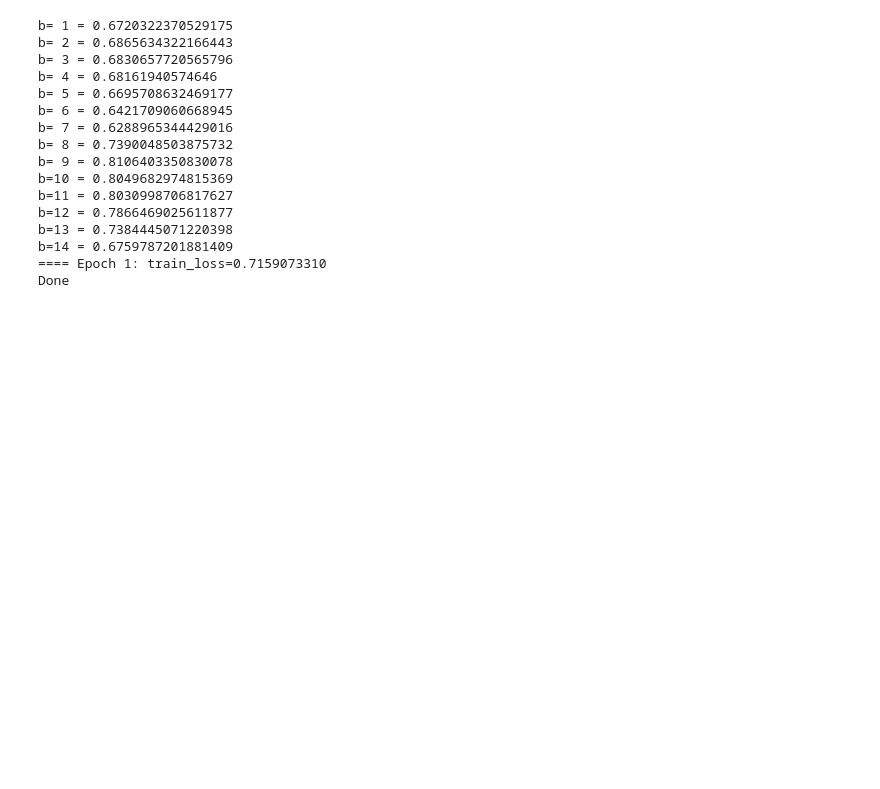
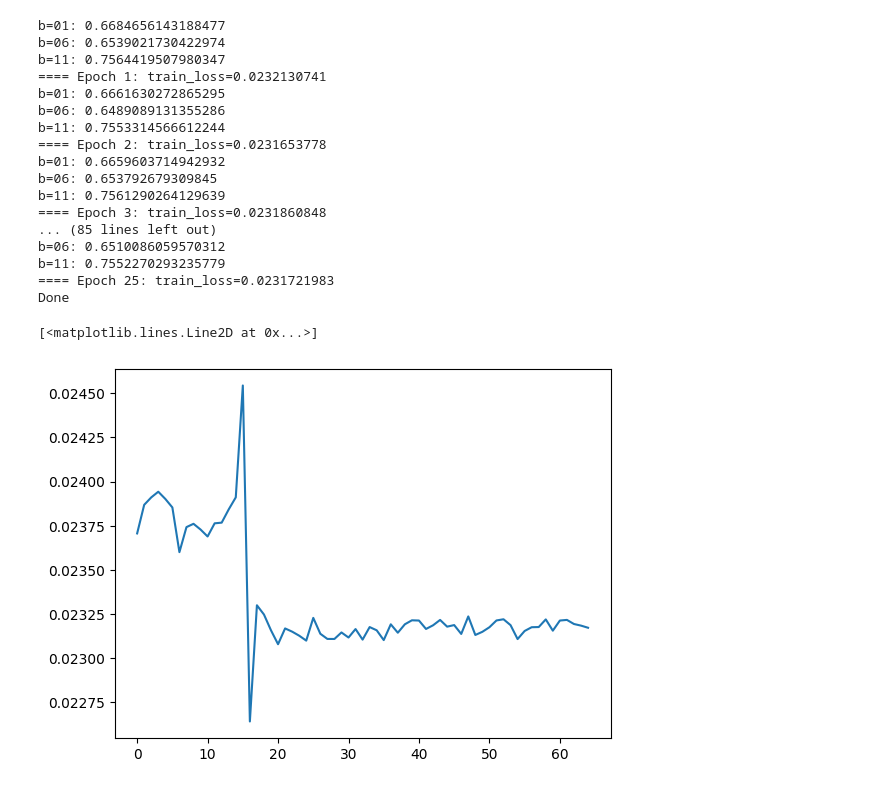
Before and after one commit to enix403/speech_activity, a Jupyter notebook: main.ipynb, the cells around one changed output. Drawn from its saved outputs; the diff is of its cells as text; code cells hidden in the pictures; blank space fills up the shorter version.

Commit message:
Train model

```diff
--- a/main.ipynb
+++ b/main.ipynb
@@ -18,11 +18,14 @@ train_dataloader = DataLoader(train_dataset, batch_size=32)
 # %%
 model = ConvBiLSTM()
 # %%
-optimizer = torch.optim.Adam(model.parameters(), lr=0.01)
+optimizer = torch.optim.Adam(model.parameters(), lr=0.002)
 loss_fn = nn.CrossEntropyLoss()
+# %%
+losses = []
 # %%
 model.train()
-for i in range(2):
+
+for i in range(25):
     epoch_loss = 0
     b = 0
 
@@ -31,30 +34,40 @@ for i in range(2):
         preds = model(X)
         loss = loss_fn(preds.view(-1, 2), Y.view(-1))
 
-        print(f"b={b+1:2d} = {loss.item()}")
+        if b % 5 == 0:
+            print(f"b={b+1:02d}: {loss.item()}")
 
         loss.backward()
         optimizer.step()
         epoch_loss += loss.item()
         b += 1
 
-    print(f"==== Epoch {i+1}: train_loss={epoch_loss/b:.10f}")
+    epoch_loss = epoch_loss / len(train_dataset)
+    losses.append(epoch_loss)
+
+    print(f"==== Epoch {i+1}: train_loss={epoch_loss:.10f}")
 
 print("Done")
 # %% [output]
-b= 1 = 0.6720322370529175
-b= 2 = 0.6865634322166443
-b= 3 = 0.6830657720565796
-b= 4 = 0.68161940574646
-b= 5 = 0.6695708632469177
-b= 6 = 0.6421709060668945
-b= 7 = 0.6288965344429016
-b= 8 = 0.7390048503875732
-b= 9 = 0.8106403350830078
-b=10 = 0.8049682974815369
-b=11 = 0.8030998706817627
-b=12 = 0.7866469025611877
-b=13 = 0.7384445071220398
-b=14 = 0.6759787201881409
-==== Epoch 1: train_loss=0.7159073310
+b=01: 0.6684656143188477
+b=06: 0.6539021730422974
+b=11: 0.7564419507980347
+==== Epoch 1: train_loss=0.0232130741
+b=01: 0.6661630272865295
+b=06: 0.6489089131355286
+b=11: 0.7553314566612244
+==== Epoch 2: train_loss=0.0231653778
+b=01: 0.6659603714942932
+b=06: 0.653792679309845
+b=11: 0.7561290264129639
+==== Epoch 3: train_loss=0.0231860848
+... (85 lines left out)
+b=06: 0.6510086059570312
+b=11: 0.7552270293235779
+==== Epoch 25: train_loss=0.0231721983
 Done
+# %%
+plt.plot(losses)
+# %% [output]
+[<matplotlib.lines.Line2D at 0x...>]
+[figure, added]
```
Also changed, not shown: parts of 2 cells of this notebook, 2 other files.
